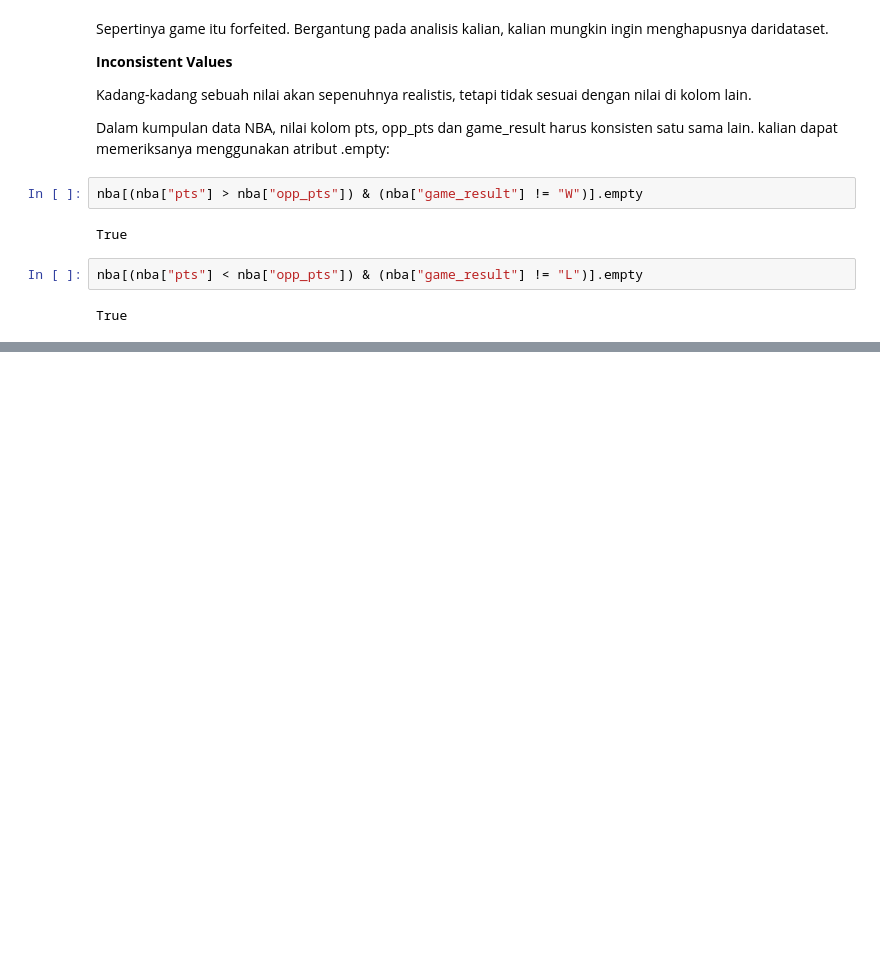
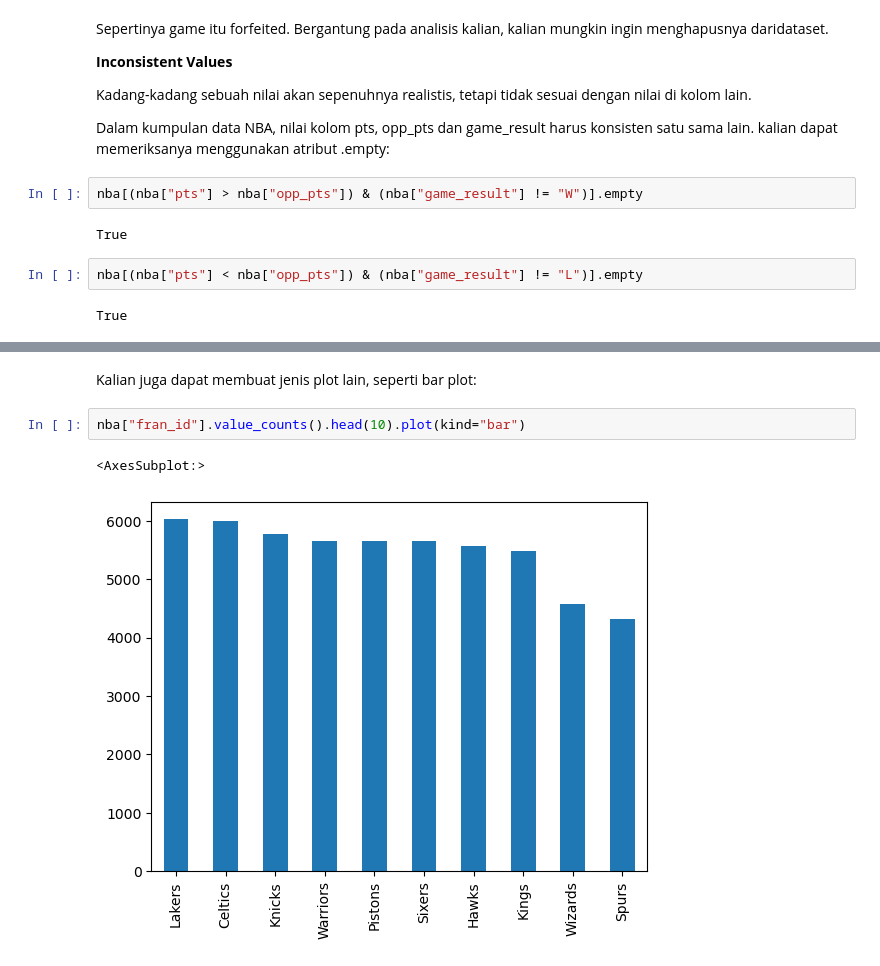
Before and after one commit to DharmayudaFebrianto/Hacktiv8_Batch5, a Jupyter notebook: Basic Python/Week5_Pandas.ipynb, the cells around one changed output, grey strips where cells are left out. Saved outputs shown, nothing was run; the diff lists cells and outputs as text; blank space fills up the shorter version.

```diff
--- a/Basic Python/Week5_Pandas.ipynb
+++ b/Basic Python/Week5_Pandas.ipynb
@@ -1104,0 +1304,7 @@ True
+# %% [markdown]
+Kalian juga dapat membuat jenis plot lain, seperti bar plot:
+# %%
+nba["fran_id"].value_counts().head(10).plot(kind="bar")
+# %% [output]
+<AxesSubplot:>
+[figure, added]
```
Also changed, not shown: parts of 31 cells of this notebook, 5 other files.
